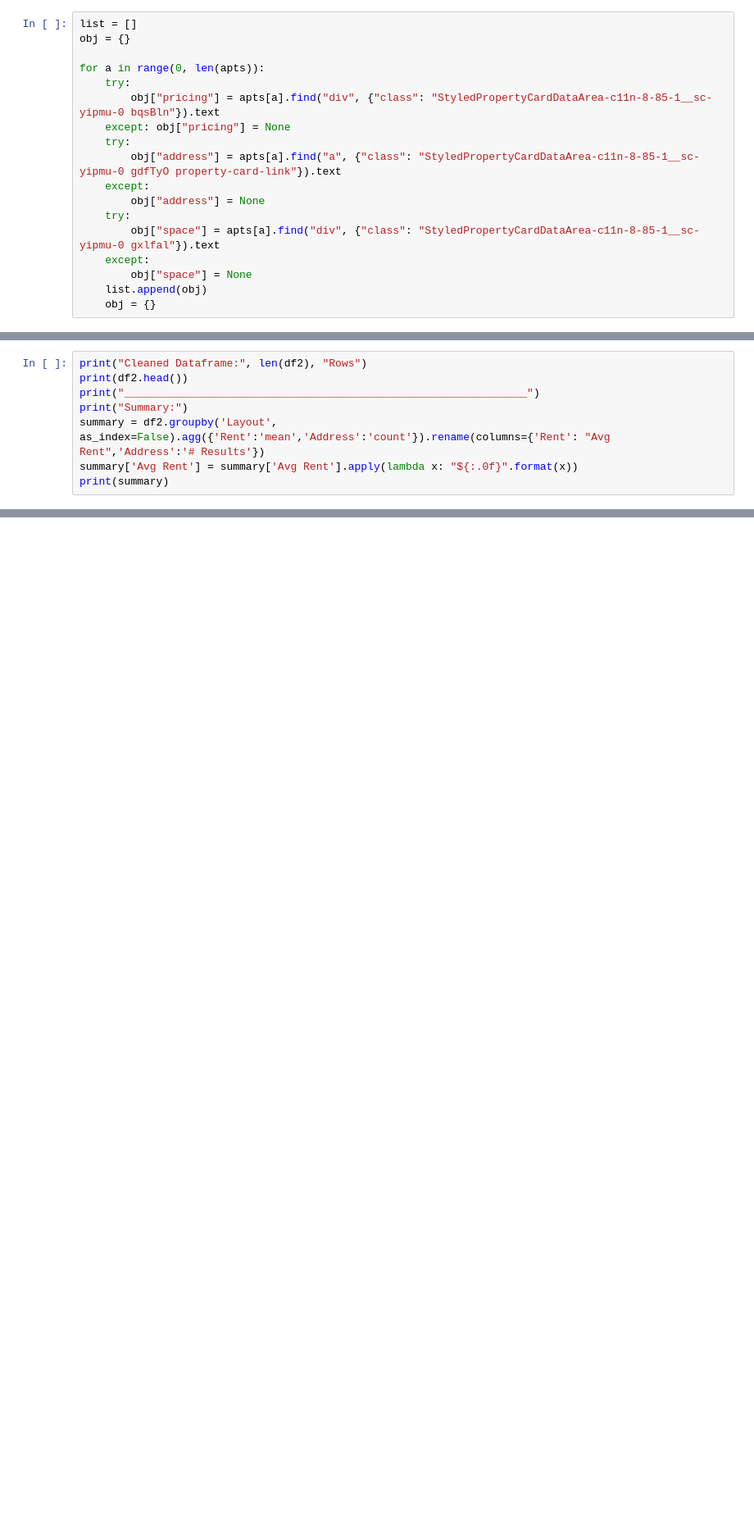
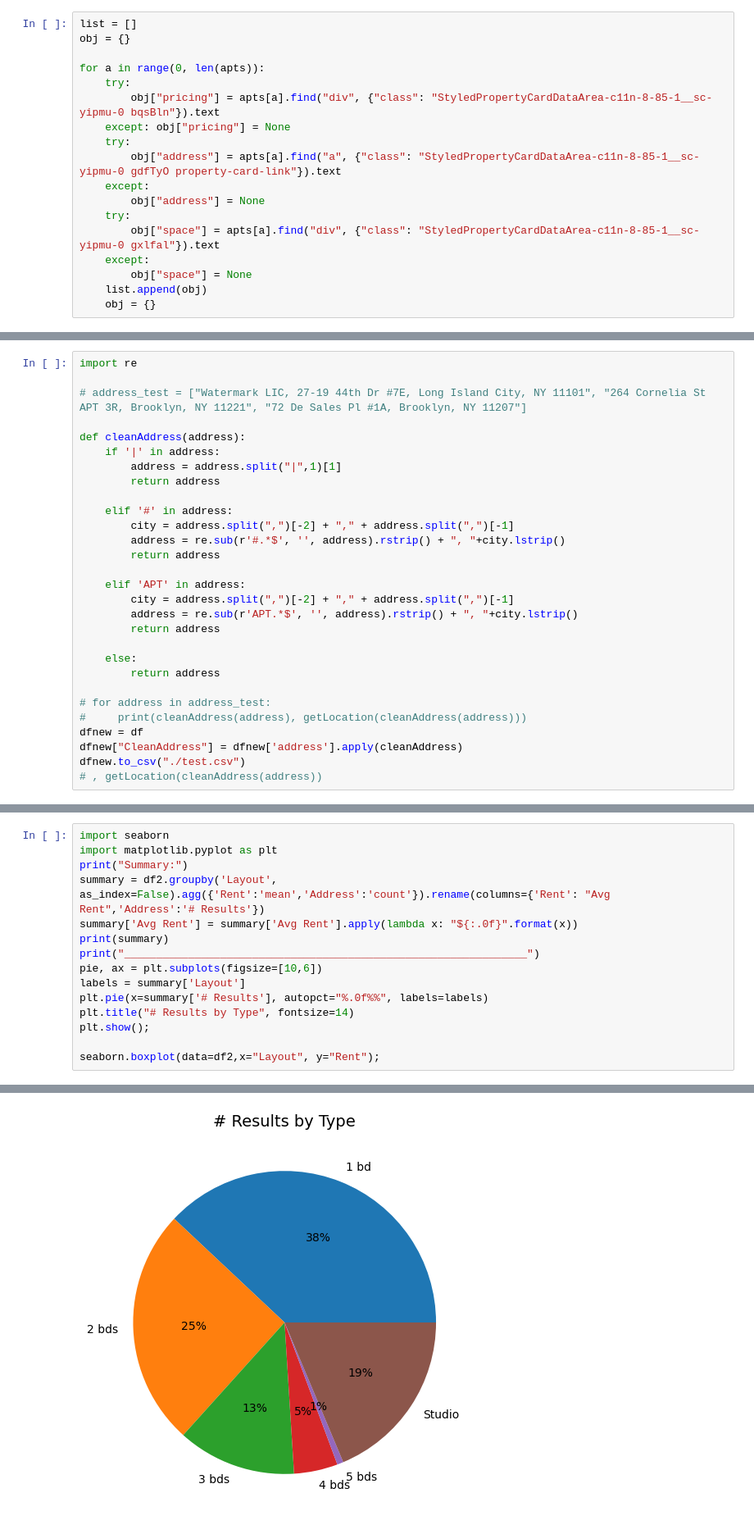
Before and after one commit to ericfflynn/zillow-web-scraping, a Jupyter notebook: notebook.ipynb, the cells around one changed output, grey strips where cells are left out. Shown at 82% size. Cells and saved outputs as stored; diff of their text form; blank space fills up the shorter version.

```diff
--- a/notebook.ipynb
+++ b/notebook.ipynb
@@ -166,0 +237,29 @@ df2.to_csv('./processed.csv')
+# %%
+import re
+
+# address_test = ["Watermark LIC, 27-19 44th Dr #7E, Long Island City, NY 11101", "264 Cornelia St APT 3R, Brooklyn, NY 11221", "72 De Sales Pl #1A, Brooklyn, NY 11207"]
+
+def cleanAddress(address):
+    if '|' in address:
+        address = address.split("|",1)[1]
+        return address
+
+    elif '#' in address:
+        city = address.split(",")[-2] + "," + address.split(",")[-1]
+        address = re.sub(r'#.*$', '', address).rstrip() + ", "+city.lstrip()
+        return address
+
+    elif 'APT' in address:
+        city = address.split(",")[-2] + "," + address.split(",")[-1]
+        address = re.sub(r'APT.*$', '', address).rstrip() + ", "+city.lstrip()
+        return address
+
+    else:
+        return address
+
+# for address in address_test:
+#     print(cleanAddress(address), getLocation(cleanAddress(address)))
+dfnew = df
+dfnew["CleanAddress"] = dfnew['address'].apply(cleanAddress)
+dfnew.to_csv("./test.csv")
+# , getLocation(cleanAddress(address))
@@ -175,9 +466,16 @@ The data has now been fully cleaned so now some basic calculations can be made t
 # %%
-print("Cleaned Dataframe:", len(df2), "Rows")
-print(df2.head())
-print("_______________________________________________________________")
+import seaborn
+import matplotlib.pyplot as plt
 print("Summary:")
 summary = df2.groupby('Layout', as_index=False).agg({'Rent':'mean','Address':'count'}).rename(columns={'Rent': "Avg Rent",'Address':'# Results'})
 summary['Avg Rent'] = summary['Avg Rent'].apply(lambda x: "${:.0f}".format(x))
 print(summary)
+print("_______________________________________________________________")
+pie, ax = plt.subplots(figsize=[10,6])
+labels = summary['Layout']
+plt.pie(x=summary['# Results'], autopct="%.0f%%", labels=labels)
+plt.title("# Results by Type", fontsize=14)
+plt.show();
+
+seaborn.boxplot(data=df2,x="Layout", y="Rent");
 # %% [output]
@@ -199,0 +491 @@ Summary:
+[figure, added]
```
Also changed, not shown: parts of 32 cells of this notebook, 4 other files.
